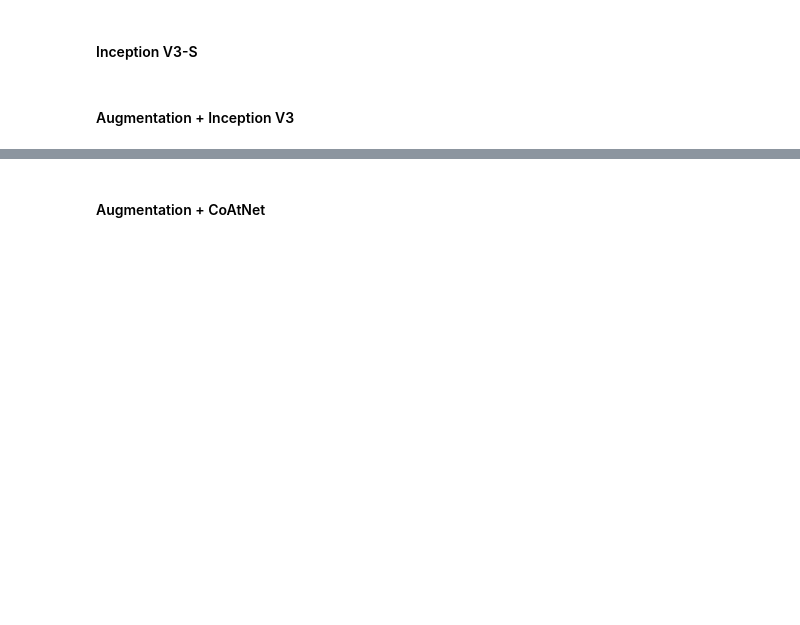
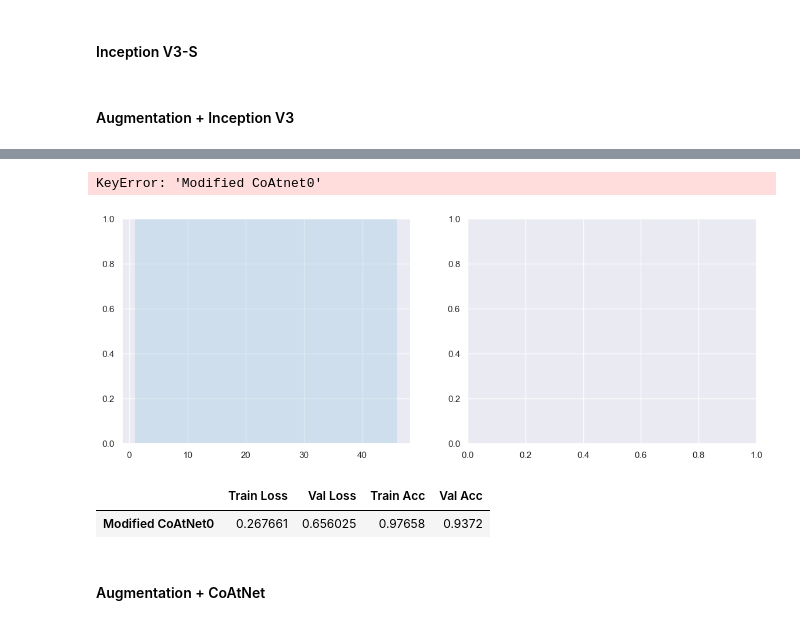
Before and after one commit to kenJPG/Fashion-MNIST, a Jupyter notebook: fashion_mnist.ipynb, the cells around one changed output, grey strips where cells are left out. Drawn from its saved outputs; the diff is of its cells as text; code cells hidden in the pictures; blank space fills up the shorter version.

```diff
--- a/fashion_mnist.ipynb
+++ b/fashion_mnist.ipynb
@@ -790,16 +757,15 @@ def accurate_count(pred, true):
 
 
 class Trainer():
-	def __init__(self, val_data, criterion):
+	def __init__(self, criterion):
 		self.saves = {}
 		self.loss_tracker = {}
 		self.history = pd.DataFrame()
-		self.val_data = val_data
 
 	def show_history(self):
 		pass
 
-	def train_model(self, name, model_pass, optimizer_pass, optimizer_args, train_data: TorchDataset, scheduler_pass = None, scheduler_args = None, batch_size = 64, early_stopping = None, epochs = 200, verbose = False):
+	def train_model(self, name, model_pass, optimizer_pass, optimizer_args, train_data: TorchDataset, scheduler_pass = None, scheduler_args = None, batch_size = 64, early_stopping = None, epochs = 200, verbose = False, val_data = val_data):
 		model = model_pass().to(device)
 		optimizer = optimizer_pass(model.parameters(), **optimizer_args)
 		train_loader = DataLoader(train_data, batch_size = batch_size, shuffle = True)
@@ -950,7 +916,7 @@ class Trainer():
 # %% [markdown]
 We instantiate our trainer with our validation data, along with our loss function: <strong>categorical crossentropy</strong>
 # %%
-trainer = Trainer(val_data, nn.CrossEntropyLoss)
+trainer = Trainer(nn.CrossEntropyLoss)
 # %% [markdown]
 ### Model Architectures
 We can now get started with determining the best non-fine-tuned model to proceed with.
@@ -1679,11 +1660,9 @@ The problem is inductive bias of vision transformers, without being pretrained o
 # %%
 import torch
 import torch.nn as nn
-# taken from https://github.com/chinhsuanwu/coatnet-pytorch/blob/master/coatnet.py
 
 from einops import rearrange
 from einops.layers.torch import Rearrange
-
 
 def conv_3x3_bn(inp, oup, image_size, downsample=False):
     stride = 1 if downsample == False else 2
@@ -1785,6 +1764,8 @@ class MBConv(nn.Module):
         else:
             return x + self.conv(x)
 
+# torch.nn.MultiheadAttention()
+# self.attn = Attention(inp, oup, image_size, heads, dim_head, dropout)
 
 class Attention(nn.Module):
     def __init__(self, inp, oup, image_size, heads=8, dim_head=32, dropout=0.):
@@ -1877,10 +1858,18 @@ class Transformer(nn.Module):
         x = x + self.ff(x)
         return x
 
+IMG_SIZE = 112
+error_maker = torch.tensor([])
 
 class CoAtNet(nn.Module):
-    def __init__(self, image_size, in_channels, num_blocks, channels, num_classes=10, block_types=['C', 'C', 'T', 'T']):
+    def __init__(self):
         super().__init__()
+        image_size = (IMG_SIZE, IMG_SIZE)
+        in_channels = 1
+        num_blocks = [2, 2, 3, 2]            # L
+        channels = [64, 64, 128, 256]
+        num_classes = 10
+        block_types = ['C', 'C', 'T']
         ih, iw = image_size
         block = {'C': MBConv, 'T': Transformer}
 
@@ -1892,18 +1881,18 @@ class CoAtNet(nn.Module):
             block[block_types[1]], channels[1], channels[2], num_blocks[2], (ih // 8, iw // 8))
         self.s3 = self._make_layer(
             block[block_types[2]], channels[2], channels[3], num_blocks[3], (ih // 16, iw // 16))
-        self.s4 = self._make_layer(
-            block[block_types[3]], channels[3], channels[4], num_blocks[4], (ih // 32, iw // 32))
 
-        self.pool = nn.AvgPool2d(ih // 32, 1)
+        self.pool = nn.AvgPool2d(ih // 16, 1)
         self.fc = nn.Linear(channels[-1], num_classes, bias=False)
 
     def forward(self, x):
+        global error_maker
+        # if x.shape[1] == 1 and x.shape[2] == 28:
+        #     error_maker = copy.deepcopy(x)
         x = self.s0(x)
         x = self.s1(x)
         x = self.s2(x)
         x = self.s3(x)
-        x = self.s4(x)
 
         x = self.pool(x).view(-1, x.shape[1])
         x = self.fc(x)
@@ -1917,3 +1906,20 @@ class CoAtNet(nn.Module):
             else:
                 layers.append(block(oup, oup, image_size))
         return nn.Sequential(*layers)
+# %%
+def resizing(dataset):
+	temp = copy.deepcopy(dataset)
+	temp.x = transforms.Compose([
+		transforms.Resize((112, 112), interpolation=InterpolationMode.NEAREST)
+	])(temp.x)
+	return temp
+# %%
+trainer.train_model(
+	'Modified CoAtNet0', CoAtNet, # model
+	optim.Adam, {'lr': 1e-3, 'weight_decay': 1e-5}, # optimizer
+	resizing(train_data), # data
+	val_data = resizing(val_data),
+	early_stopping = CustomEarlyStopping(patience = 15),
+	verbose=True
+)
+# %% [output]
@@ -1920,3 +1943,11 @@ class CoAtNet(nn.Module):
+KeyError: 'Modified CoAtnet0'
+[figure, added]
+# %%
+trainer.archive('Modified CoAtNet0')
+display(trainer.history)
+# %% [output]
+|  | Train Loss | Val Loss | Train Acc | Val Acc |
+| Modified CoAtNet0 | 0.267661 | 0.656025 | 0.97658 | 0.9372 |
 # %% [markdown]
 
 #### Augmentation + CoAtNet
```
Also changed, not shown: parts of 13 cells of this notebook, 1 other file.
